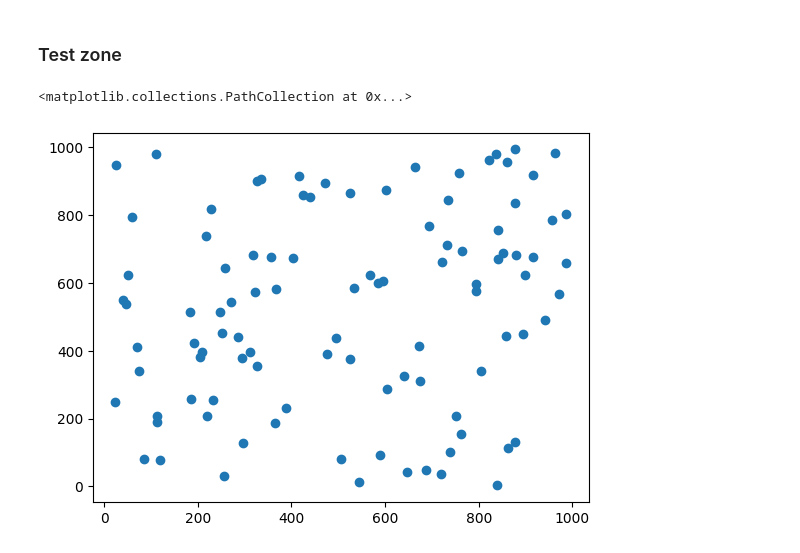
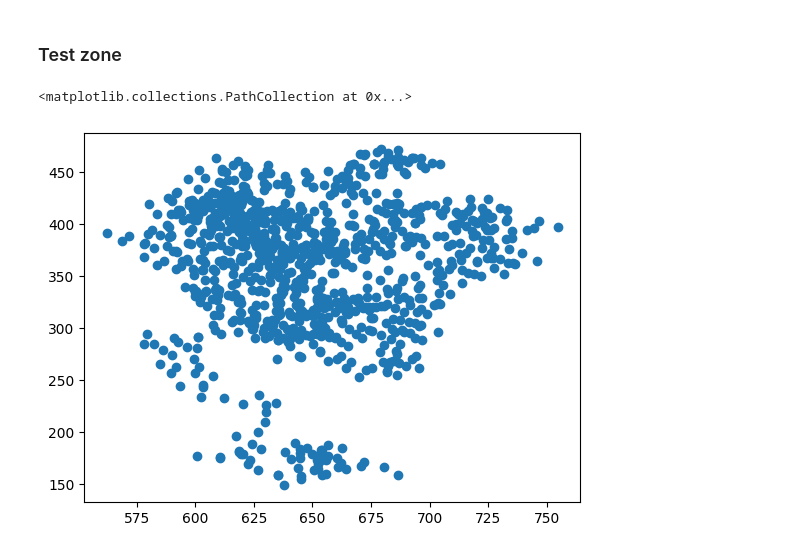
Before and after one commit to trash-hold/MultiAgentSystems_Assignments, a Jupyter notebook: SI_task/TSAC_SI.ipynb, the cells around one changed output. Saved outputs shown, nothing was run; the diff lists cells and outputs as text; code cells hidden in the pictures.

```diff
--- a/SI_task/TSAC_SI.ipynb
+++ b/SI_task/TSAC_SI.ipynb
@@ -124,7 +141,7 @@ class Environment():
         # =============================================================================================
         self.tasks = list()                        # List of tasks in the environment
         self.agents = list()                       # List of agents in the environment
-        self.tasks_done = 0                        # Number of tasks completed in the environment
+        self.tasks_done = dict()                   # Keeps track of UUIDs of done tasks and agents UUIDs that completed them
         self.iteration = 0                         # Current iteration of the environment
 
     def initialize(self) -> None:
@@ -142,15 +159,30 @@ class Environment():
             self.tasks.append(task)
 
         # Create agents
-        for _ in range(self.task_count):
+        for _ in range(self.agent_count):
             x = random.uniform(0, self.width)
             y = random.uniform(0, self.height)
             agent = self.agent(Position2D(x, y))
             self.agents.append(agent)
 
         # Zero the counters
-        self.tasks_done = 0
+        self.tasks_done = dict()
         self.iteration = 0
+
+    def test_run(self):
+        '''Run a simple test of the environment'''
+        self.initialize()
+        position =  [list(), list()]
+        for _ in range(1000):
+            self.iteration += 1
+            #print(f"Iteration: {self.iteration}")
+            for agent in self.agents:
+                agent.move()
+                position[0].append(agent.position.x)
+                position[1].append(agent.position.y)
+                #print(f"Agent {agent._id} moved to position ({agent.position.x}, {agent.position.y})")
+
+        return position[0], position[1]
 
     def __repr__(self) -> str:
         return f"Environment(width={self.width}, height={self.height}, task_count={self.task_count}, task_capacity={self.task_capacity}, task_radius={self.task_radius}, agent_radius={self.agent_radius})"
@@ -169,30 +259,22 @@ class SimpleAgent(Agent):
 ### Test zone
 # %%
 # Params for running the environment
-env_size = (1000, 1000)                # Size of the environment (width, height)
-task_count = 100                      # Number of tasks in the environment
+ENV_SIZE = (1000, 1000)             # Size of the environment (width, height)
+task_count = 0                      # Number of tasks in the environment
 task_capacity = 3                   # Number of agents required to complete a task
 task_radius = 100                   # Radius within which agents can work on a task
 agent_radius = 50                   # Radius within which agents can communicate
-agent_count = 10                    # Number of agents in the environment
+agent_count = 1                     # Number of agents in the environment
 
 def agentInit(a):
-    #print("temp")
-    return [None]
+    return SimpleAgent(a, agent_radius, velocity=10)
 # %%
 env = Environment(env_size, task_count, task_capacity, task_radius, agent_radius, agent_count, agent_class=agentInit)
 # %%
 import matplotlib.pyplot as plt
 
-env.initialize()
-
-x_arr = []
-y_arr = []
-for task in env.tasks:
-    x_arr.append(task.position.x)
-    y_arr.append(task.position.y)
-
+x_arr, y_arr = env.test_run()
 plt.scatter(x_arr, y_arr)
 # %% [output]
 <matplotlib.collections.PathCollection at 0x...>
-[figure, old version]
+[figure, new version]
```
Also changed, not shown: parts of 4 cells of this notebook.
